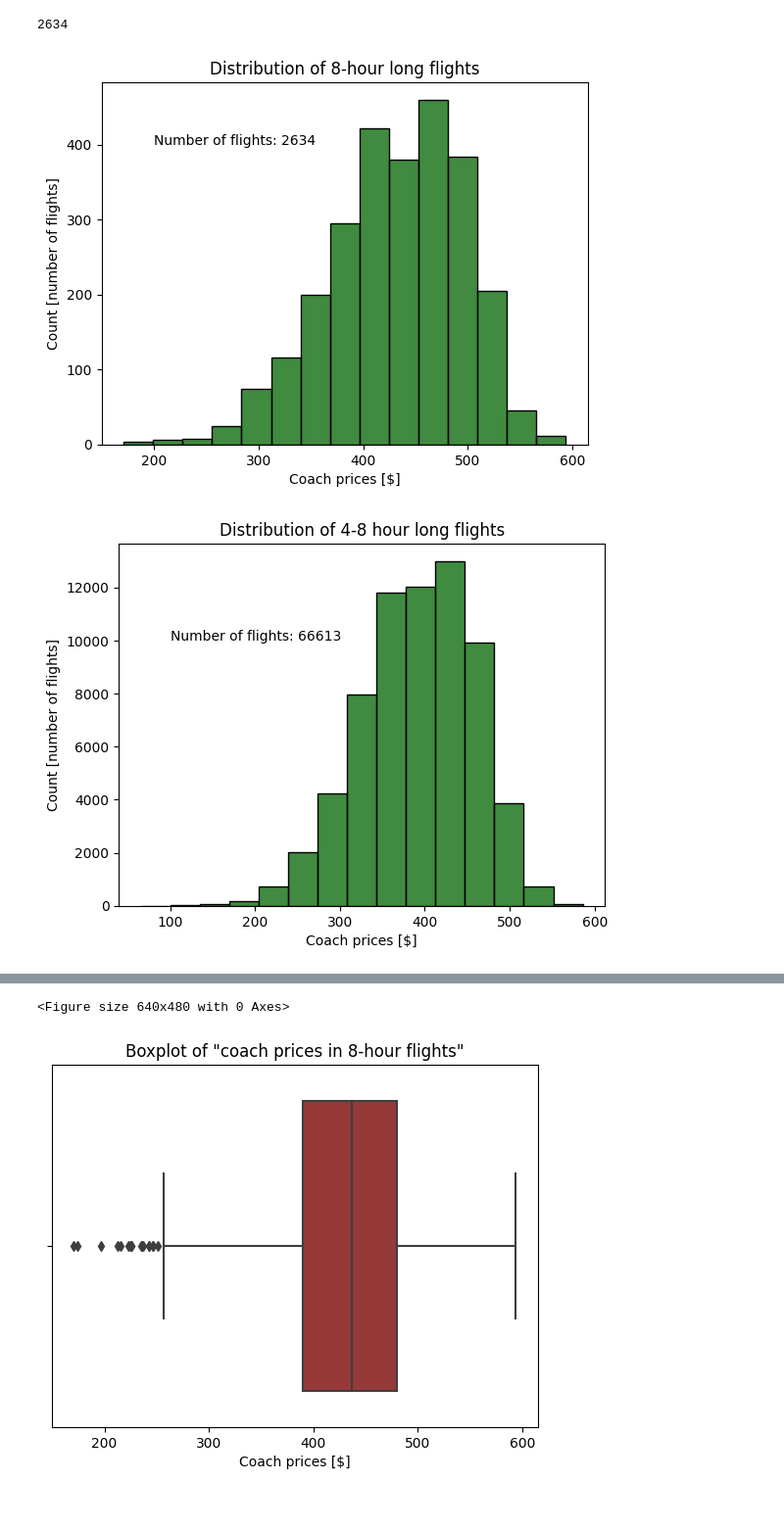
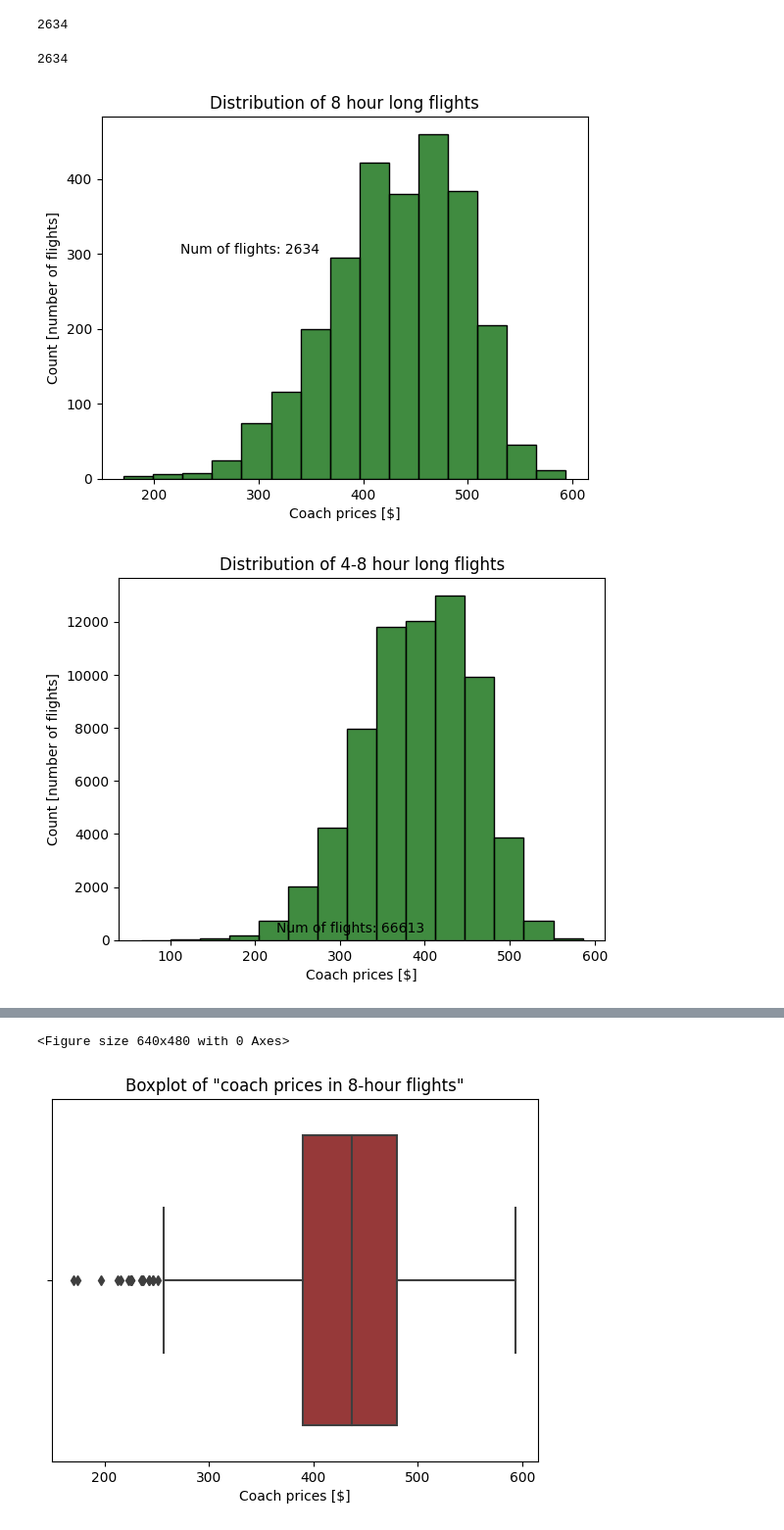
Before and after one commit to LiZoMark841619/Airline_analysis, a Jupyter notebook: Airline_analysis/Airline Analysis.ipynb, the cells around one changed output, grey strips where cells are left out. Shown at 98% size. Cells and saved outputs as stored; diff of their text form; code cells hidden in the pictures.

```diff
--- a/Airline_analysis/Airline Analysis.ipynb
+++ b/Airline_analysis/Airline Analysis.ipynb
@@ -108,22 +108,20 @@ len(flight['coach_price_long'].isna()) - flight['coach_price_long'].isna().sum()
 # %% [output]
 2634
+# %%
+len(flight[~flight['coach_price_long'].isna()])
+# %% [output]
+2634
 # %%
 for cat in journey:
     sns.histplot(x=cat, data=flight, color='darkgreen', bins=15)
     total = len(flight[cat]) - flight[cat].isna().sum()
-    if cat == 'coach_price_long':
-        plt.title('Distribution of 8-hour long flights')
-        plt.text(x= 200, y=400, s=f'Number of flights: {total}')
-    elif cat == 'coach_price_medium':
-        plt.title('Distribution of 4-8 hour long flights')
-        plt.text(x= 100, y=10000, s=f'Number of flights: {total}')
-    else:
-        plt.title('Distribution of < 4-hour long flights')
-        plt.text(x= 100, y=10000, s=f'Number of flights: {total}')
+    flight_hours = '8' if cat == 'coach_price_long' else '4-8' if cat == 'coach_price_medium' else '< 4'
+    plt.title(f'Distribution of {flight_hours} hour long flights')
+    plt.text(x=225, y=300, s=f'Num of flights: {total}')
     plt.xlabel('Coach prices [$]')
     plt.ylabel('Count [number of flights]')
     plt.show()
     plt.clf()
 # %% [output]
-[figure, old version]
+[figure, new version]
-[figure, old version]
+[figure, new version]
```
Also changed, not shown: parts of 3 cells of this notebook.
